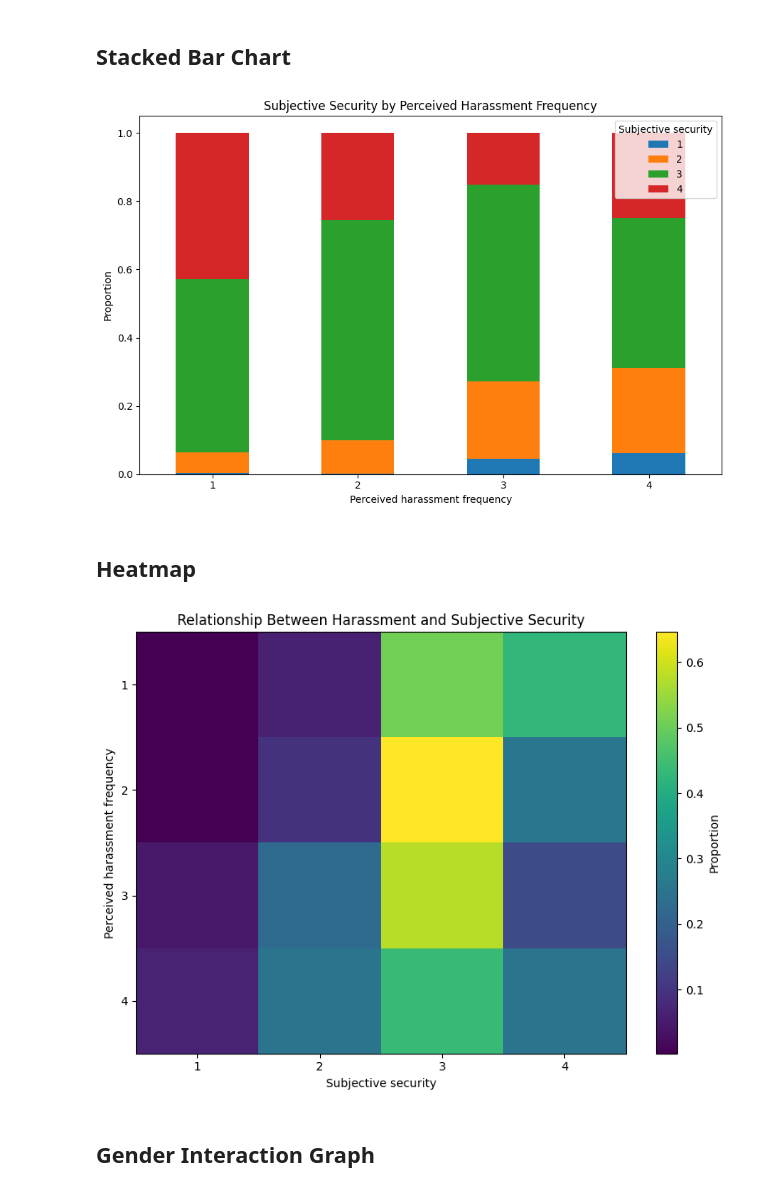
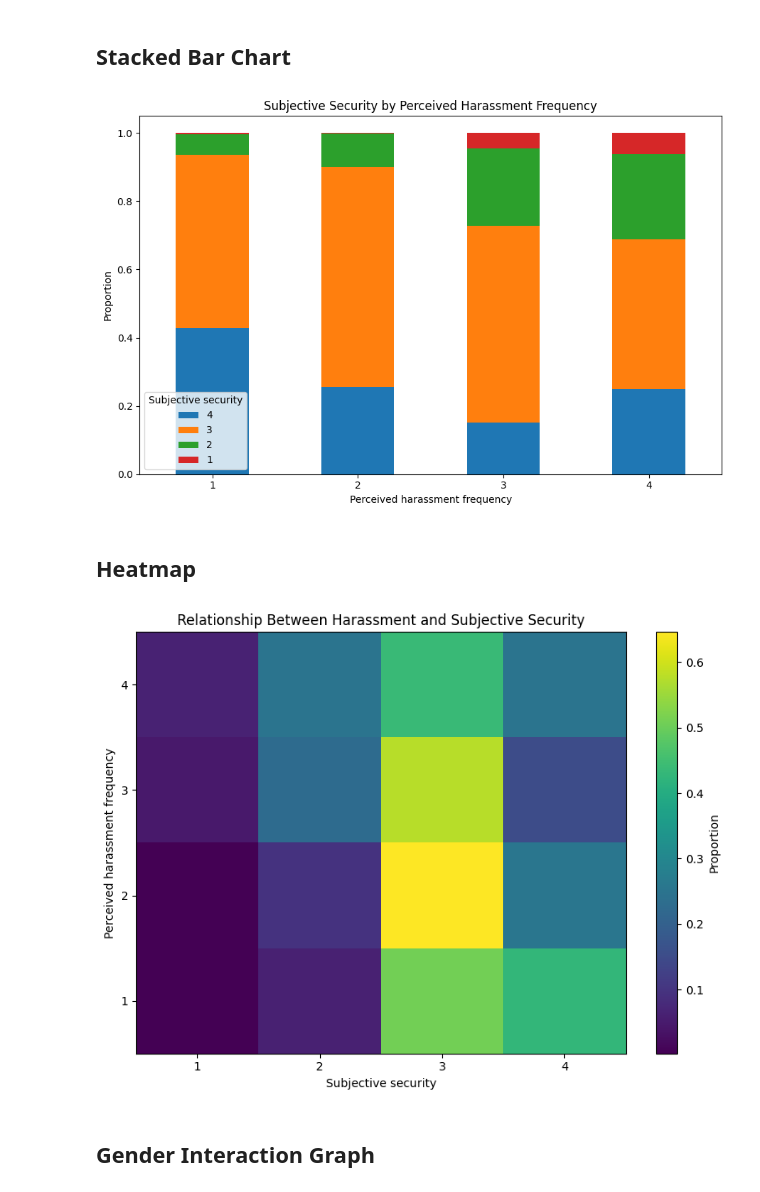
Before and after one commit to Zhao-Yihan123/HS4002_Team-Husky, a Jupyter notebook: code/singapore_descriptive_corr_yihan.ipynb, the cells around one changed output. Drawn from its saved outputs; the diff is of its cells as text; code cells hidden in the pictures.

Commit message:
Fix Singapore visualization coding

```diff
--- a/code/singapore_descriptive_corr_yihan.ipynb
+++ b/code/singapore_descriptive_corr_yihan.ipynb
@@ -755,7 +760,7 @@ stacked = pd.crosstab(
     normalize="index"
 )
 
-stacked = stacked.reindex(index=[1, 2, 3, 4], columns=[1, 2, 3, 4])
+stacked = stacked.reindex(index=[1, 2, 3, 4], columns=[4, 3, 2, 1])
 
 ax = stacked.plot(
     kind="bar",
@@ -772,38 +777,38 @@ ax.legend(title="Subjective security")
 plt.tight_layout()
 plt.show()
 # %% [output]
-[figure, old version]
+[figure, new version]
 # %% [markdown]
 ## Heatmap
 # %%
 import numpy as np
 import matplotlib.pyplot as plt
 
 # Proportion of subjective security categories within each harassment category
 heatmap_data = pd.crosstab(sg["harassment_r"], sg["security_r"], normalize="index")
 
-heatmap_data = heatmap_data.reindex(index=[1, 2, 3, 4], columns=[1, 2, 3, 4])
+heatmap_data = heatmap_data.reindex(index=[4, 3, 2, 1], columns=[1, 2, 3, 4])
 
 fig, ax = plt.subplots(figsize=(8, 6))
 
 im = ax.imshow(heatmap_data.values, aspect="auto")
 
 ax.set_xticks(np.arange(4))
 ax.set_xticklabels(["1", "2", "3", "4"])
 ax.set_yticks(np.arange(4))
-ax.set_yticklabels(["1", "2", "3", "4"])
+ax.set_yticklabels(["4", "3", "2", "1"])
 
 ax.set_xlabel("Subjective security")
 ax.set_ylabel("Perceived harassment frequency")
 ax.set_title("Relationship Between Harassment and Subjective Security")
 
 cbar = plt.colorbar(im, ax=ax)
 cbar.set_label("Proportion")
 
 plt.tight_layout()
 plt.show()
 # %% [output]
-[figure, old version]
+[figure, new version]
 # %% [markdown]
 ## Gender Interaction Graph
 # %%
```
Also changed, not shown: parts of 9 cells of this notebook.
